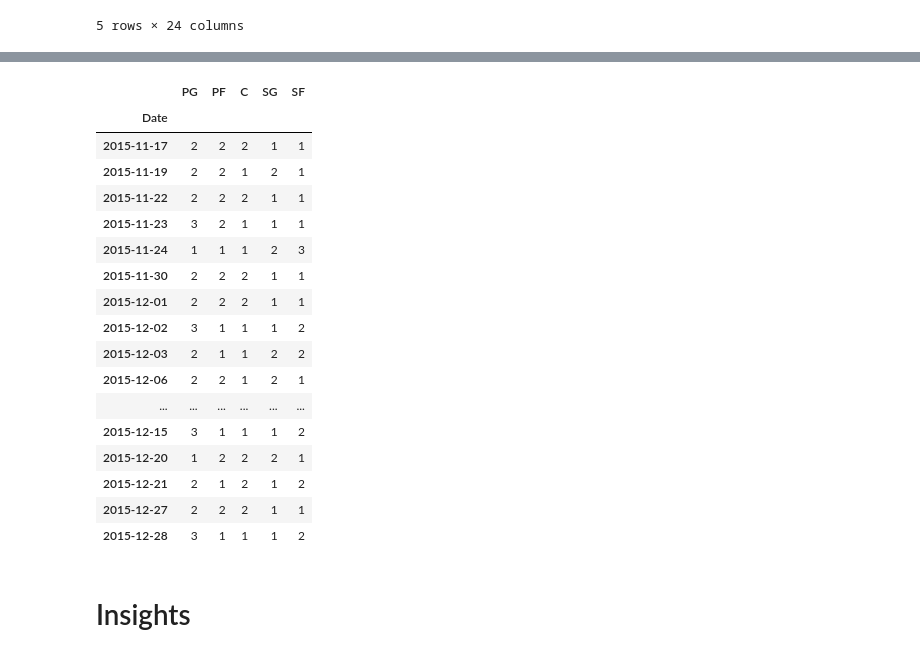
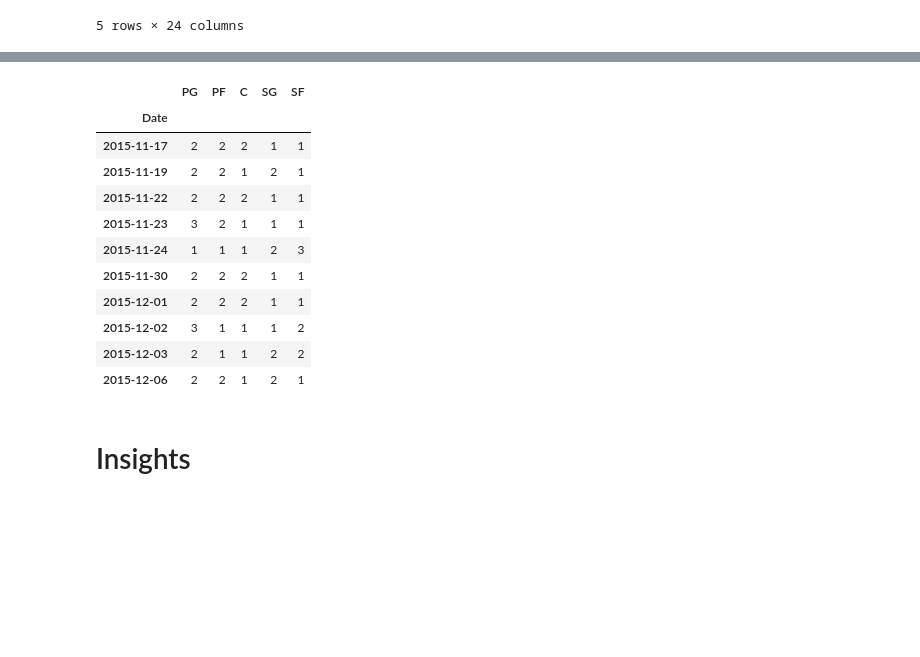
Before and after one commit to jpzhangvincent/NBAFantasySportBetting-ML-project, a Jupyter notebook: Data Munging& EDA/EDA for the best LineUp record.ipynb, the cells around one changed output, grey strips where cells are left out. Drawn from its saved outputs; the diff is of its cells as text; code cells hidden in the pictures; blank space fills up the shorter version.

```diff
--- a/Data Munging& EDA/EDA for the best LineUp record.ipynb
+++ b/Data Munging& EDA/EDA for the best LineUp record.ipynb
@@ -45,3 +40,7 @@ pastwinners.head()
+# %%
+pastwinners['Position'] = pastwinners['Position'].map(lambda x: x.upper())
+# %%
+pastwinners['fullName'] = pastwinners.PlayerName.map(lambda x: x.split(' (')[0].replace('.',''))
 # %%
 # split past winners by date
 gb = pastwinners.groupby('Date')
@@ -64,26 +63,20 @@ df.set_index('Date',inplace=True)
 # %%
 df.sort_index(inplace=True)
 # %%
-df.head(20)
+df.head(10)
 # %% [output]
 |  | PG | PF | C | SG | SF |
 | Date |  |  |  |  |  |
 | 2015-11-17 | 2 | 2 | 2 | 1 | 1 |
 | 2015-11-19 | 2 | 2 | 1 | 2 | 1 |
 | 2015-11-22 | 2 | 2 | 2 | 1 | 1 |
 | 2015-11-23 | 3 | 2 | 1 | 1 | 1 |
 | 2015-11-24 | 1 | 1 | 1 | 2 | 3 |
 | 2015-11-30 | 2 | 2 | 2 | 1 | 1 |
 | 2015-12-01 | 2 | 2 | 2 | 1 | 1 |
 | 2015-12-02 | 3 | 1 | 1 | 1 | 2 |
 | 2015-12-03 | 2 | 1 | 1 | 2 | 2 |
 | 2015-12-06 | 2 | 2 | 1 | 2 | 1 |
-| ... | ... | ... | ... | ... | ... |
-| 2015-12-15 | 3 | 1 | 1 | 1 | 2 |
-| 2015-12-20 | 1 | 2 | 2 | 2 | 1 |
-| 2015-12-21 | 2 | 1 | 2 | 1 | 2 |
-| 2015-12-27 | 2 | 2 | 2 | 1 | 1 |
-| 2015-12-28 | 3 | 1 | 1 | 1 | 2 |
 # %%
 tt = pandas.DataFrame(df.sum()).transpose()
 # %%
```
Also changed, not shown: parts of 48 cells of this notebook, 5 other files.
